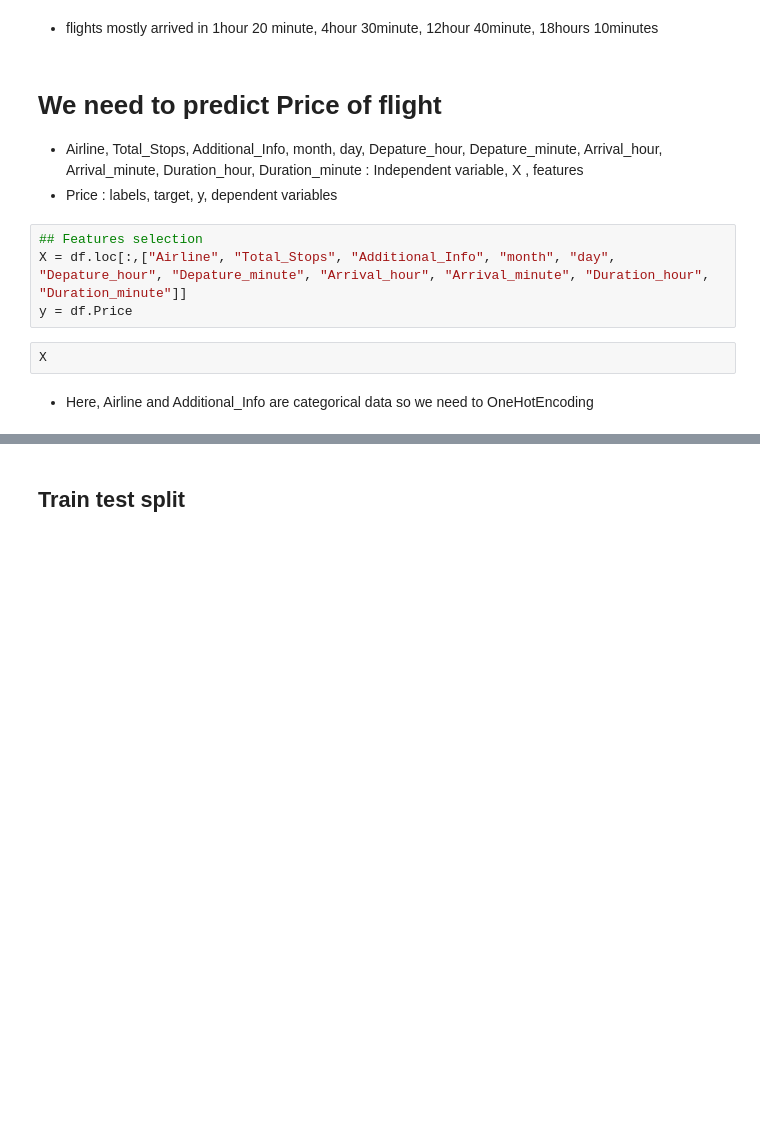
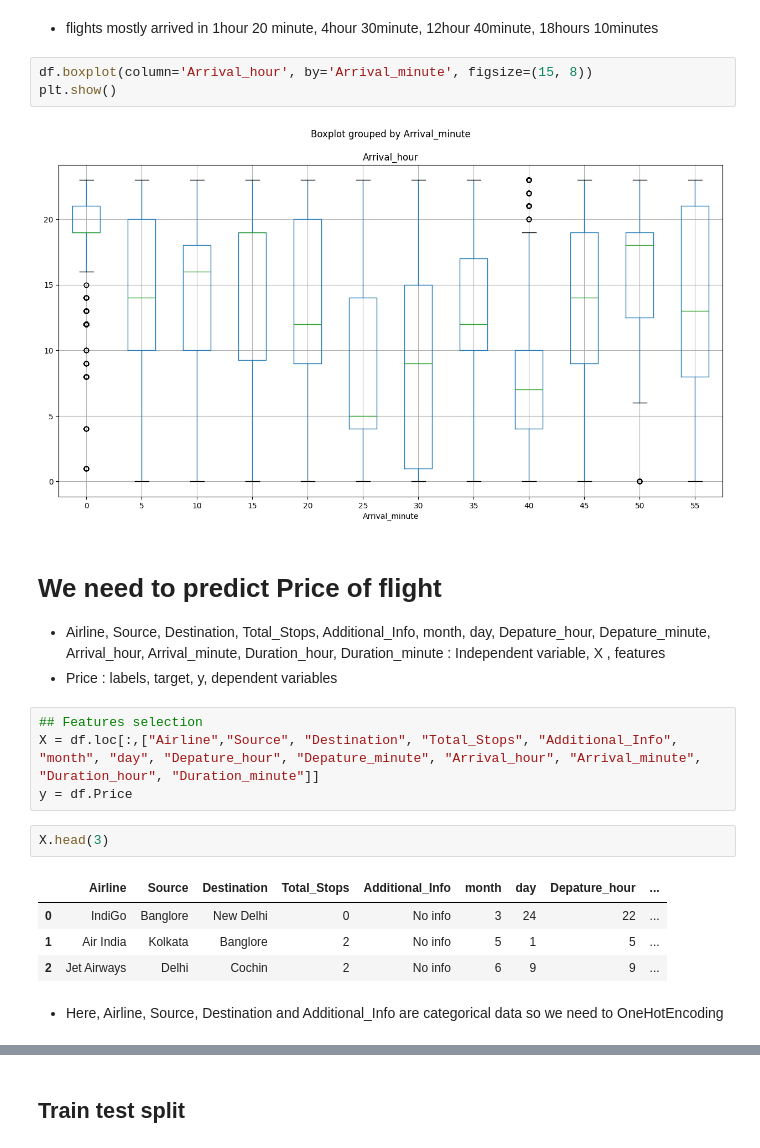
Before and after one commit to Naresh-Dhimal/Datascience-and-ML-using-python, a Jupyter notebook: week7/Day2/ML/task/airtickets_price_prediction.ipynb, the cells around one changed output, grey strips where cells are left out. Saved outputs shown, nothing was run; the diff lists cells and outputs as text; blank space fills up the shorter version.

```diff
--- a/week7/Day2/ML/task/airtickets_price_prediction.ipynb
+++ b/week7/Day2/ML/task/airtickets_price_prediction.ipynb
@@ -580,15 +677,25 @@ sns.countplot(x=df["Arrival_hour"], hue=df["Arrival_minute"])
 # %% [markdown]
 * flights mostly arrived in 1hour 20 minute, 4hour 30minute, 12hour 40minute,  18hours 10minutes
+# %%
+df.boxplot(column='Arrival_hour', by='Arrival_minute', figsize=(15, 8))
+plt.show()
+# %% [output]
+[figure, added]
 # %% [markdown]
 # We need to predict  Price of flight
-* Airline,	Total_Stops,	Additional_Info,	month,	day,	Depature_hour,	Depature_minute,	Arrival_hour,	Arrival_minute,	Duration_hour, Duration_minute : Independent variable, X , features
+* Airline, Source, Destination,	Total_Stops,	Additional_Info,	month,	day,	Depature_hour,	Depature_minute,	Arrival_hour,	Arrival_minute,	Duration_hour, Duration_minute : Independent variable, X , features
 * Price : labels, target, y, dependent variables
 # %%
 ## Features selection
-X = df.loc[:,["Airline", "Total_Stops", "Additional_Info", "month", "day", "Depature_hour", "Depature_minute", "Arrival_hour", "Arrival_minute", "Duration_hour", "Duration_minute"]]
+X = df.loc[:,["Airline","Source", "Destination", "Total_Stops", "Additional_Info", "month", "day", "Depature_hour", "Depature_minute", "Arrival_hour", "Arrival_minute", "Duration_hour", "Duration_minute"]]
 y = df.Price
 # %%
-X
+X.head(3)
+# %% [output]
+|  | Airline | Source | Destination | Total_Stops | Additional_Info | month | day | Depature_hour | ... |
+| 0 | IndiGo | Banglore | New Delhi | 0 | No info | 3 | 24 | 22 | ... |
+| 1 | Air India | Kolkata | Banglore | 2 | No info | 5 | 1 | 5 | ... |
+| 2 | Jet Airways | Delhi | Cochin | 2 | No info | 6 | 9 | 9 | ... |
 # %% [markdown]
-* Here, Airline and Additional_Info are categorical data so we need to OneHotEncoding
+* Here, Airline, Source, Destination and Additional_Info are categorical data so we need to OneHotEncoding
 # %%
```
Also changed, not shown: parts of 57 cells of this notebook, 1 other file.
